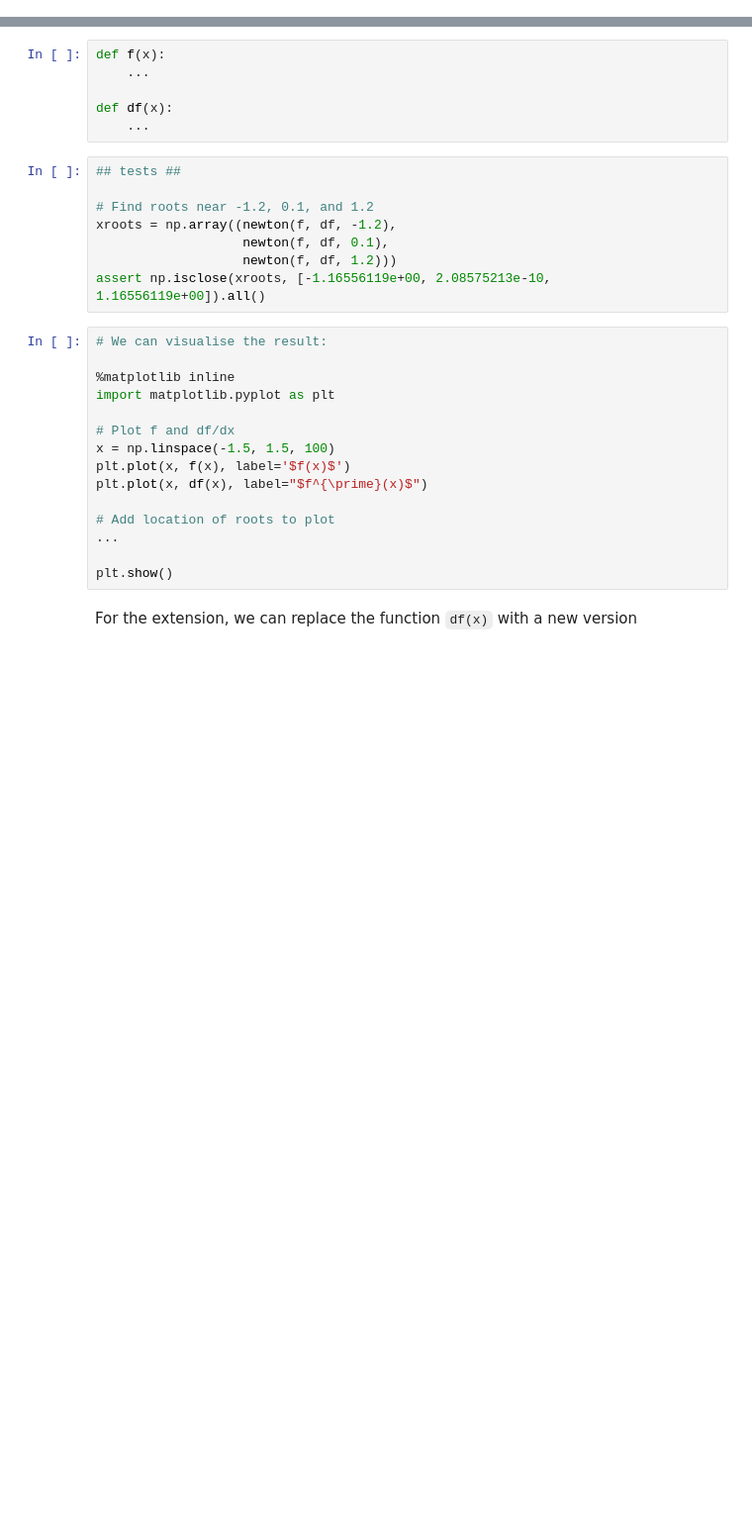
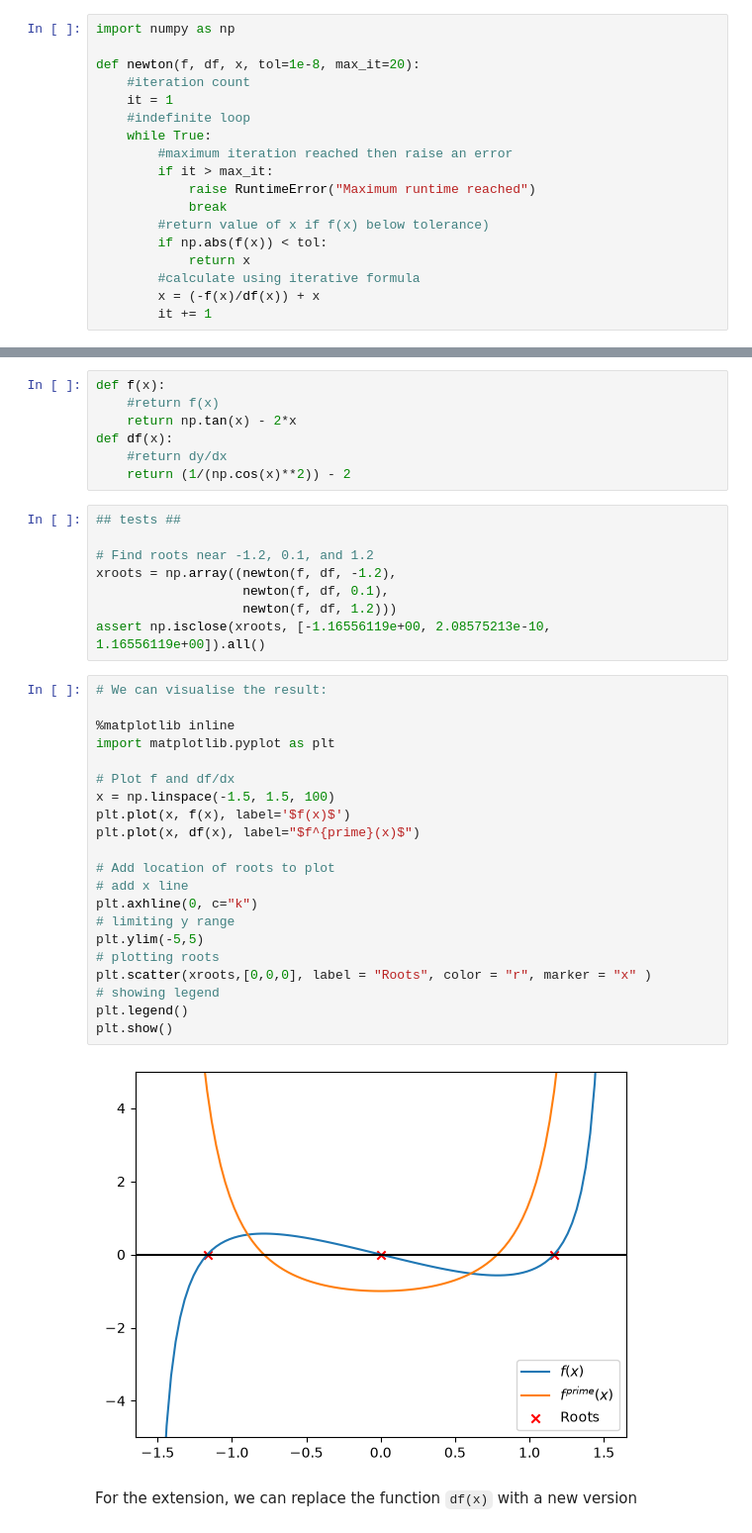
Before and after one commit to adrianchiu0218/PartIA-Computing-Michaelmas_khac5, a Jupyter notebook: Exercises/10 Exercises.ipynb, the cells around one changed output, grey strips where cells are left out. Shown at 99% size. Cells and saved outputs as stored; diff of their text form; blank space fills up the shorter version.

```diff
--- a/Exercises/10 Exercises.ipynb
+++ b/Exercises/10 Exercises.ipynb
@@ -132,11 +129,30 @@ def newton(f, df, x, tol=1e-8, max_it=20):
+# %%
+import numpy as np
+
+def newton(f, df, x, tol=1e-8, max_it=20):
+    #iteration count
+    it = 1
+    #indefinite loop
+    while True:
+        #maximum iteration reached then raise an error
+        if it > max_it:
+            raise RuntimeError("Maximum runtime reached")
+            break
+        #return value of x if f(x) below tolerance)
+        if np.abs(f(x)) < tol:
+            return x
+        #calculate using iterative formula
+        x = (-f(x)/df(x)) + x
+        it += 1
 # %% [markdown]
 We now provide implementations of `f` and `df`, and find the roots:
-# %%
-def f(x):
-    ...
-
-def df(x):
-    ...
+# %%
+def f(x):
+    #return f(x)
+    return np.tan(x) - 2*x
+def df(x):
+    #return dy/dx
+    return (1/(np.cos(x)**2)) - 2
 # %%
 ## tests ##
 
@@ -148,18 +164,26 @@ assert np.isclose(xroots, [-1.16556119e+00, 2.08575213e-10, 1.16556119e+00]).all
 # %%
 # We can visualise the result:
 
 %matplotlib inline
 import matplotlib.pyplot as plt
 
 # Plot f and df/dx
 x = np.linspace(-1.5, 1.5, 100)
 plt.plot(x, f(x), label='$f(x)$')
-plt.plot(x, df(x), label="$f^{\prime}(x)$")
+plt.plot(x, df(x), label="$f^{prime}(x)$")
 
 # Add location of roots to plot
-...
-
+# add x line
+plt.axhline(0, c="k")
+# limiting y range
+plt.ylim(-5,5)
+# plotting roots
+plt.scatter(xroots,[0,0,0], label = "Roots", color = "r", marker = "x" )
+# showing legend
+plt.legend()
 plt.show()
+# %% [output]
+[figure, added]
 # %% [markdown]
 For the extension, we can replace the function `df(x)` with a new version
 # %%
```
Also changed, not shown: parts of 8 cells of this notebook, 8 other files.
